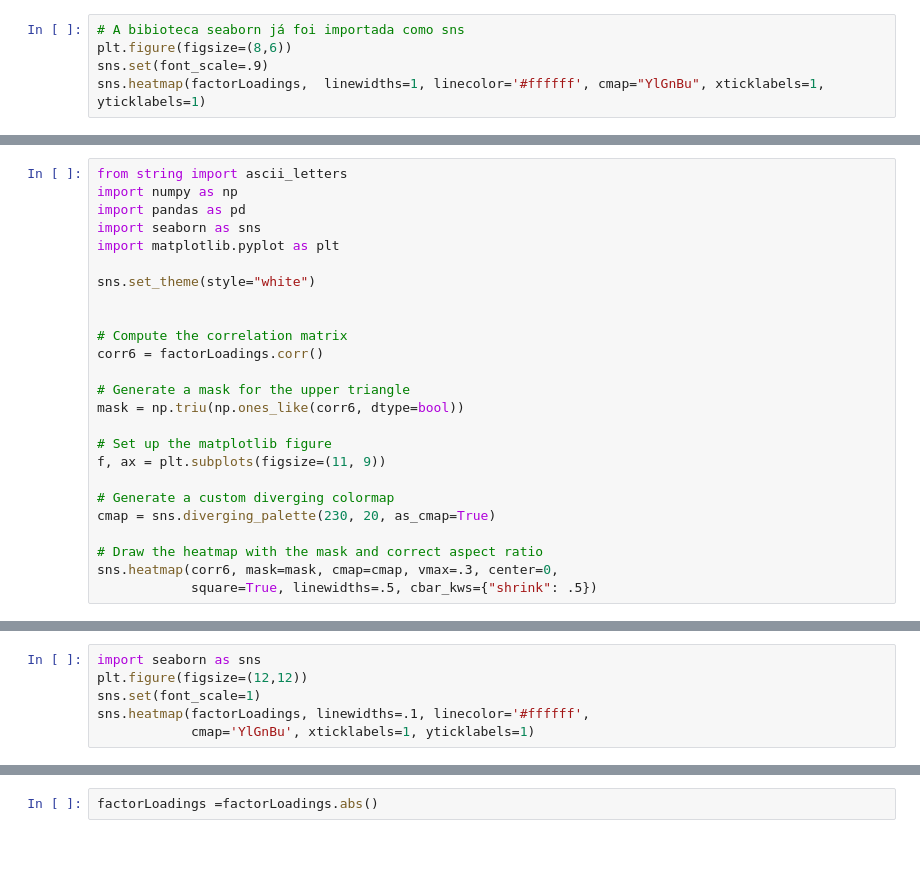
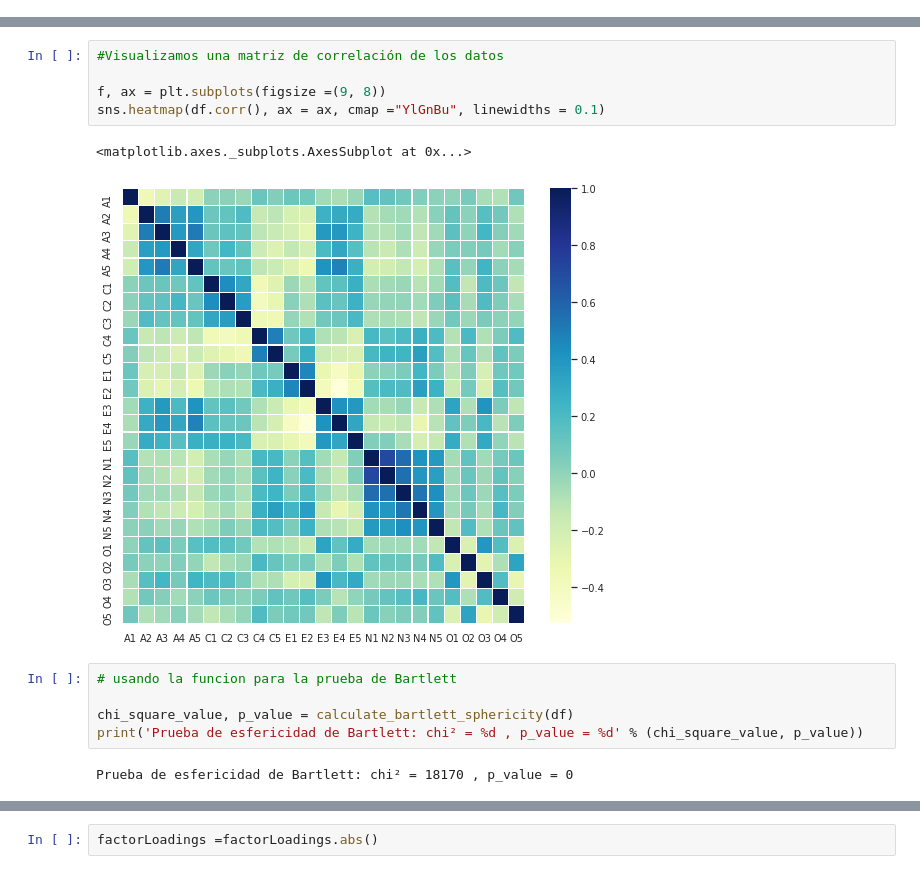
Before and after one commit to rdiazg14/STATS, a Jupyter notebook: ANALISIS_FACTORIAL_TEST_EVALUACION_PERSONALIDAD.ipynb, the cells around one changed output, grey strips where cells are left out. Saved outputs shown, nothing was run; the diff lists cells and outputs as text.

```diff
--- a/ANALISIS_FACTORIAL_TEST_EVALUACION_PERSONALIDAD.ipynb
+++ b/ANALISIS_FACTORIAL_TEST_EVALUACION_PERSONALIDAD.ipynb
@@ -452,5 +2,0 @@ factorLoadings
-# %%
-# A bibioteca seaborn já foi importada como sns
-plt.figure(figsize=(8,6))
-sns.set(font_scale=.9)
-sns.heatmap(factorLoadings,  linewidths=1, linecolor='#ffffff', cmap="YlGnBu", xticklabels=1, yticklabels=1)
@@ -469,25 +2,0 @@ factorLoadings.head()
-# %%
-from string import ascii_letters
-import numpy as np
-import pandas as pd
-import seaborn as sns
-import matplotlib.pyplot as plt
-
-sns.set_theme(style="white")
-
-
-# Compute the correlation matrix
-corr6 = factorLoadings.corr()
-
-# Generate a mask for the upper triangle
-mask = np.triu(np.ones_like(corr6, dtype=bool))
-
-# Set up the matplotlib figure
-f, ax = plt.subplots(figsize=(11, 9))
-
-# Generate a custom diverging colormap
-cmap = sns.diverging_palette(230, 20, as_cmap=True)
-
-# Draw the heatmap with the mask and correct aspect ratio
-sns.heatmap(corr6, mask=mask, cmap=cmap, vmax=.3, center=0,
-            square=True, linewidths=.5, cbar_kws={"shrink": .5})
@@ -507,6 +2,0 @@ cg
-# %%
-import seaborn as sns
-plt.figure(figsize=(12,12))
-sns.set(font_scale=1)
-sns.heatmap(factorLoadings, linewidths=.1, linecolor='#ffffff',
-            cmap='YlGnBu', xticklabels=1, yticklabels=1)
@@ -606,0 +181,15 @@ factorLoadings
+# %%
+#Visualizamos una matriz de correlación de los datos
+
+f, ax = plt.subplots(figsize =(9, 8))
+sns.heatmap(df.corr(), ax = ax, cmap ="YlGnBu", linewidths = 0.1)
+# %% [output]
+<matplotlib.axes._subplots.AxesSubplot at 0x...>
+[figure, added]
+# %%
+# usando la funcion para la prueba de Bartlett
+
+chi_square_value, p_value = calculate_bartlett_sphericity(df)
+print('Prueba de esfericidad de Bartlett: chi² = %d , p_value = %d' % (chi_square_value, p_value))
+# %% [output]
+Prueba de esfericidad de Bartlett: chi² = 18170 , p_value = 0
```
Also changed, not shown: parts of 82 cells of this notebook.
